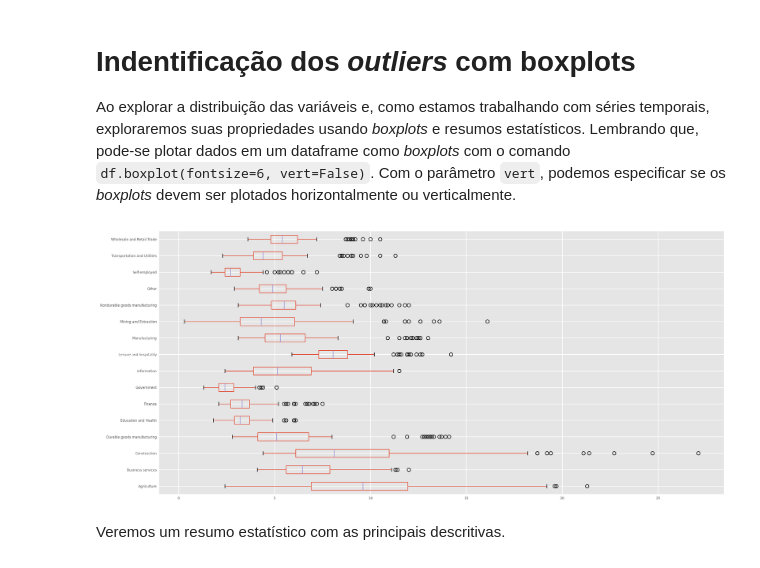
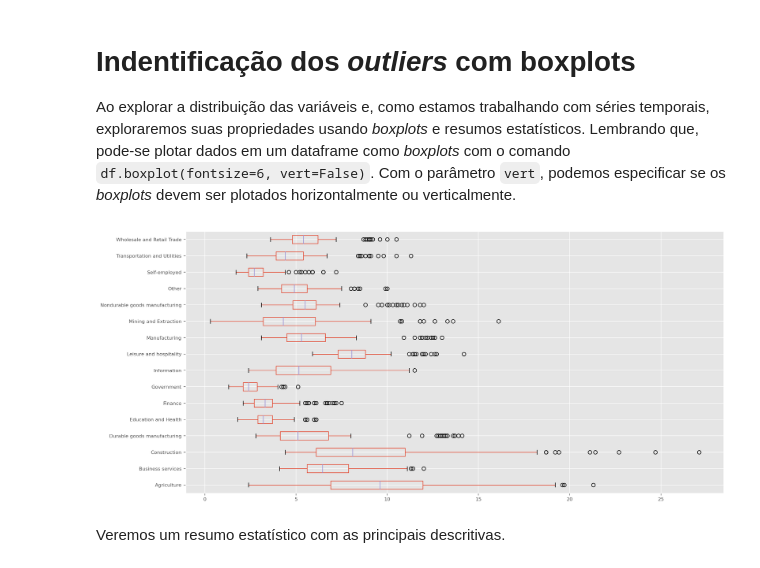
Before and after one commit to rhozon/meu_projeto_versionado, a Jupyter notebook: Exercicio_Visualização_da_Informação_com_Python.ipynb, the cells around one changed output. Drawn from its saved outputs; the diff is of its cells as text; code cells hidden in the pictures.

```diff
--- a/Exercicio_Visualização_da_Informação_com_Python.ipynb
+++ b/Exercicio_Visualização_da_Informação_com_Python.ipynb
@@ -146,10 +146,10 @@
 # %%
 # Gera o bloxplot
 fig = plt.figure(figsize=(16,8), dpi=200)
-jobs.boxplot(fontsize=6, vert=False)
+jobs.boxplot(fontsize=8, vert=False)
 plt.show()
 # %% [output]
-[figure, old version]
+[figure, new version]
 # %% [markdown]
 Veremos um resumo estatístico com as principais descritivas.
 # %%
```
Also changed, not shown: parts of 7 cells of this notebook.
